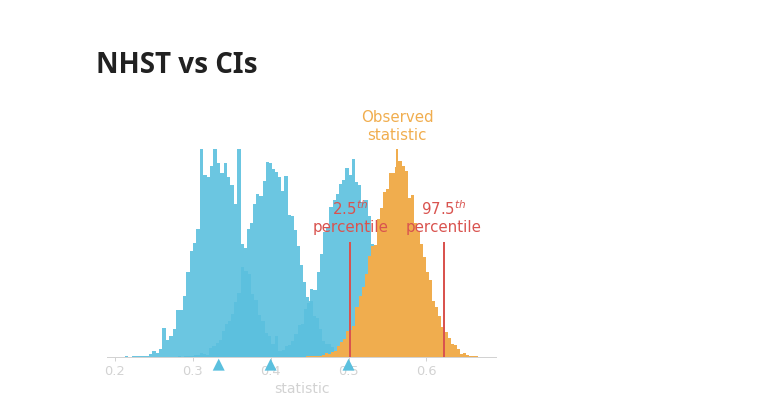
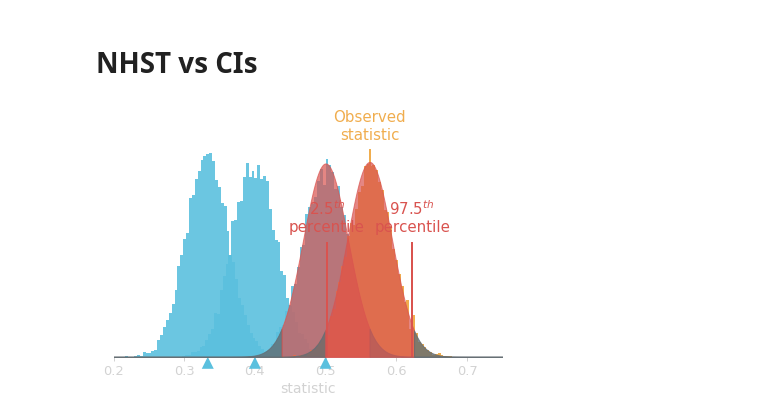
Before and after one commit to gcalmettes/stats13-slides, a Jupyter notebook: notebook-fig/figs-slides-2-simulation-proportion.ipynb, the cells around one changed output. Drawn from its saved outputs; the diff is of its cells as text; code cells hidden in the pictures.

```diff
--- a/notebook-fig/figs-slides-2-simulation-proportion.ipynb
+++ b/notebook-fig/figs-slides-2-simulation-proportion.ipynb
@@ -869,9 +869,11 @@ ax3 = ax1.twinx()
 ax4 = ax1.twinx()
 ax5 = ax1.twinx()
 ax6 = ax1.twinx()
+ax7 = ax1.twinx()
+ax8 = ax1.twinx()
 
 for ax in [ax2]:
-    ax.hist(res50, bins="auto", color=colors["blue"], alpha=0.9)
+    ax.hist(res50, bins=59, color=colors["blue"], alpha=0.9)
     ax.annotate('',
             xy=(0.5, 0), xycoords='data',
             xytext=(0.5, -10), textcoords='data',
@@ -881,7 +883,7 @@ for ax in [ax2]:
 for ax in [ax1, ax3, ax4, ax5, ax6]:
     ax.set_ylim(ax2.get_ylim())
 
-for ax in [ax2, ax3, ax4, ax5, ax6]:
+for ax in [ax2, ax3, ax4, ax5, ax6, ax7, ax8]:
     ax.axis("off")
 
 for ax in [ax1]:
@@ -895,33 +897,81 @@ for ax in [ax1]:
         ax.spines[spine].set_visible(False)
     ax.set_yticks([])
     ax.tick_params(axis="x", width=1, size=4, color=colors["lightgray"], labelcolor=colors["lightgray"],
                    labelsize=13, pad=4)
     ax.set_xlabel("statistic", size=14, color=colors["lightgray"])
 
 for ax in [ax3]:
-    ax.hist(res40, bins=58, color=colors["blue"], alpha=0.9)
+    ax.hist(res40, bins=55, color=colors["blue"], alpha=0.9)
     ax.annotate('',
             xy=(0.4, 0), xycoords='data',
             xytext=(0.4, -10), textcoords='data',
             arrowprops=dict(facecolor=colors["blue"], ec="none", shrink=0.5),
             horizontalalignment='right', verticalalignment='top')
 
 for ax in [ax4]:
     ax.hist(res33, bins=56, color=colors["blue"], alpha=0.9)
     ax.annotate('',
             xy=(1/3, 0), xycoords='data',
             xytext=(1/3, -10), textcoords='data',
             arrowprops=dict(facecolor=colors["blue"], ec="none", shrink=0.5),
             horizontalalignment='right', verticalalignment='top')
 
 for ax in [ax5]:
-    ax.hist(res_boot.mean(axis=1), bins=56, color=colors["orange"])
+    ax.hist(res_boot.mean(axis=1), bins=60, color=colors["orange"])
 for ax in [ax6]:
     ax.axvline(np.percentile(res_boot.mean(axis=1), 2.5), ymax=0.55, color=colors["red"], lw=2)
     ax.axvline(np.percentile(res_boot.mean(axis=1), 97.5), ymax=0.55, color=colors["red"], lw=2)
     ax.text(np.percentile(res_boot.mean(axis=1), 2.5), ax.get_ylim()[1]*0.6, "2.5$^{th}$\npercentile", color=colors["red"], size=15, ha="center")
     ax.text(np.percentile(res_boot.mean(axis=1), 97.5), ax.get_ylim()[1]*0.6, "97.5$^{th}$\npercentile", color=colors["red"], size=15, ha="center")
 
+
+for ax in [ax7]:
+    ax.set_ylim(0, 27)
+    ax.set_xlim(0.2, 0.75)
+    #normal
+    norm_mu = 0.5
+    norm_sigma = np.sqrt((norm_mu*(1-norm_mu))/n_games)
+    lim_down = norm_mu - (((ucla_wins/n_games)-norm_mu)/norm_sigma)*norm_sigma
+    lim_up = norm_mu + (((ucla_wins/n_games)-norm_mu)/norm_sigma)*norm_sigma
+    x0 = np.linspace(0,lim_down,100)
+    x1 = np.linspace(lim_down,lim_up,100)
+    x2 = np.linspace(lim_up,1,100)
+    ynorm0 = stats.norm.pdf(x0, norm_mu, norm_sigma)
+    ynorm1 = stats.norm.pdf(x1, norm_mu, norm_sigma)
+    ynorm2 = stats.norm.pdf(x2, norm_mu, norm_sigma)
+
+    #normal
+    #ax.fill_between(np.concatenate([x0, x1]), np.concatenate([ynorm0,ynorm1])*2, color=colors["red"], alpha=0.5, zorder=100)
+    #ax.fill_between(x2, ynorm2*2, color=colors["gray"], alpha=0.8, zorder=100)
+
+    ax.fill_between(x0, ynorm0*2, color=colors["gray"], alpha=0.8, zorder=100)
+    ax.fill_between(x1, ynorm1*2, color=colors["red"], alpha=0.7, zorder=100)
+    ax.fill_between(x2, ynorm2*2, color=colors["gray"], alpha=0.8, zorder=100)
+
+for ax in [ax8]:
+    ax.set_ylim(0, 27)
+    #normal
+    norm_mu = phat
+    norm_sigma = np.sqrt((norm_mu*(1-norm_mu))/n_games)
+    lim_down = norm_mu - 2*np.sqrt((norm_mu*(1-norm_mu))/n_games)
+    lim_up = norm_mu + 2*np.sqrt((norm_mu*(1-norm_mu))/n_games)
+    x0 = np.linspace(0,lim_down,100)
+    x1 = np.linspace(lim_down,lim_up,100)
+    x2 = np.linspace(lim_up,1,100)
+    ynorm0 = stats.norm.pdf(x0, norm_mu, norm_sigma)
+    ynorm1 = stats.norm.pdf(x1, norm_mu, norm_sigma)
+    ynorm2 = stats.norm.pdf(x2, norm_mu, norm_sigma)
+
+    #normal
+    #ax.fill_between(np.concatenate([x0, x1]), np.concatenate([ynorm0,ynorm1])*2, color=colors["red"], alpha=0.5, zorder=100)
+    #ax.fill_between(x2, ynorm2*2, color=colors["gray"], alpha=0.8, zorder=100)
+
+    ax.fill_between(x0, ynorm0*2, color=colors["gray"], alpha=0.8, zorder=100)
+    ax.fill_between(x1, ynorm1*2, color=colors["red"], alpha=0.7, zorder=100)
+    ax.fill_between(x2, ynorm2*2, color=colors["gray"], alpha=0.8, zorder=100)
+
+
+
 plt.savefig("/Users/Gui/Box Sync/_STATS13/_Slides/_stats13-Lectures/assets/img/lec/nhst-vs-ci.svg", transparent=True)
 # %% [output]
-[figure, old version]
+[figure, new version]
```
Also changed, not shown: 2 other files.
